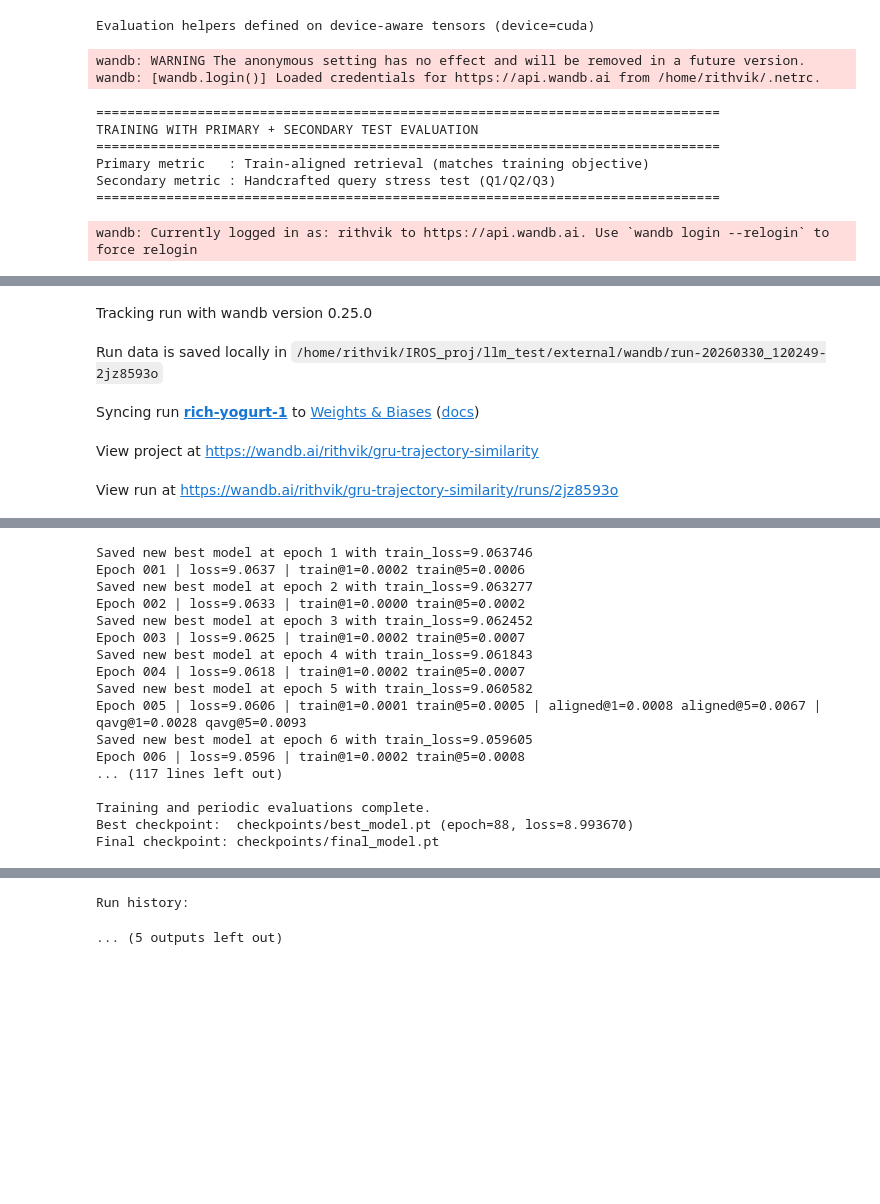
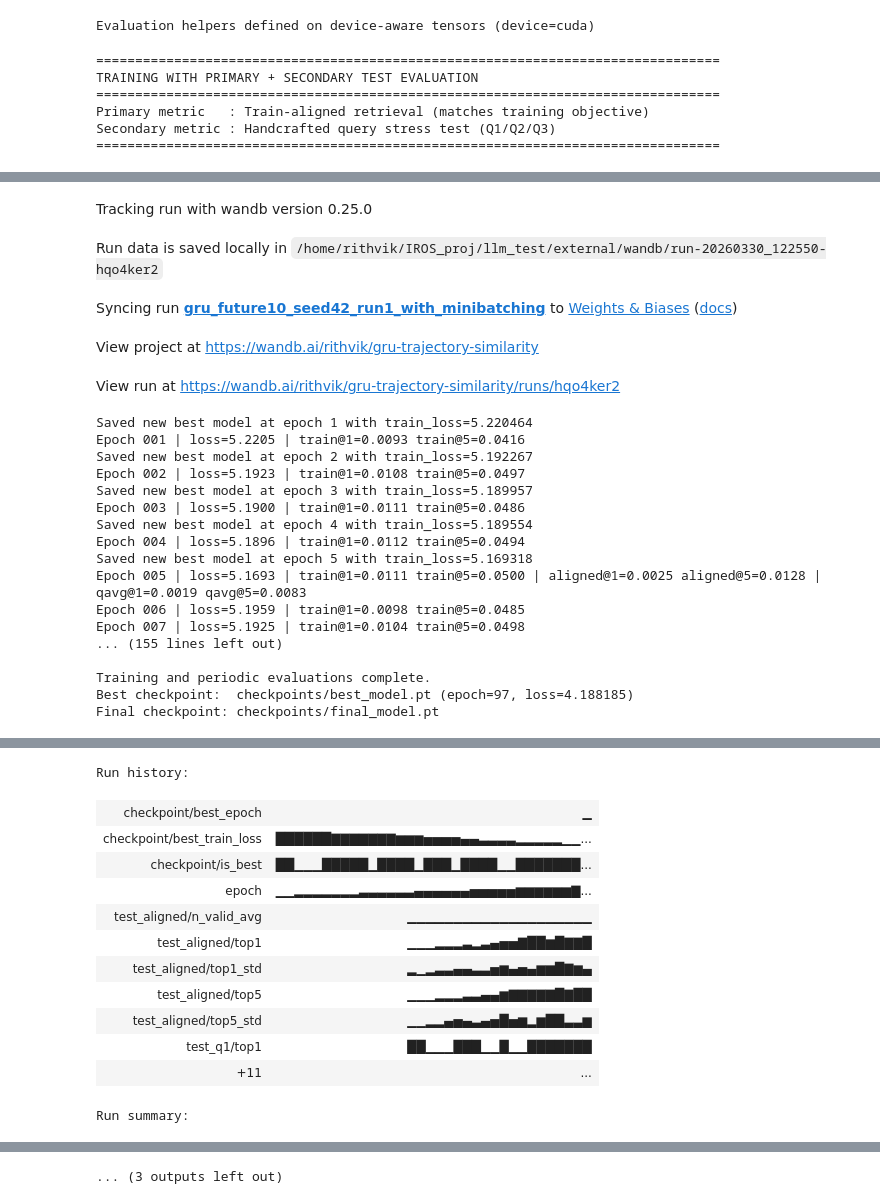
Before and after one commit to D3fy-Crypto/traj_model, a Jupyter notebook: gru_train_final.ipynb, the cells around one changed output, grey strips where cells are left out. Drawn from its saved outputs; the diff is of its cells as text; code cells hidden in the pictures; blank space fills up the shorter version.

Commit message:
added mini batch gradient

```diff
--- a/gru_train_final.ipynb
+++ b/gru_train_final.ipynb
@@ -794,6 +832,7 @@ os.makedirs(checkpoint_dir, exist_ok=True)
 
 wandb_run = wandb.init(
     project="gru-trajectory-similarity",
+    name="gru_future10_seed42_run1_with_minibatching",   # <- custom run name
     config={
         "input_dim": input_dim,
         "hidden_dim": hidden_dim,
@@ -805,6 +844,7 @@ wandb_run = wandb.init(
         "min_prefix_len": train_cfg["min_prefix_len"],
         "future_len": train_cfg["future_len"],
         "max_prefixes_per_traj": train_cfg["max_prefixes_per_traj"],
+        "batch_size": train_cfg["batch_size"],
         "w_min": train_cfg["w_min"],
         "temperature": train_cfg["temperature"],
         "aligned_eval_rounds": train_cfg["aligned_eval_rounds"],
@@ -830,6 +870,7 @@ for epoch in range(1, train_cfg["num_epochs"] + 1):
         max_prefixes_per_traj=train_cfg["max_prefixes_per_traj"],
         w_min=train_cfg["w_min"],
         temperature=train_cfg["temperature"],
+        batch_size=train_cfg["batch_size"],
     )
     scheduler.step()
     last_train_loss = train_loss
@@ -953,18 +994,32 @@ print(f"Final checkpoint: {final_ckpt_path}")
 
 wandb.finish()
 # %% [output]
-wandb: WARNING The anonymous setting has no effect and will be removed in a future version.
-wandb: [wandb.login()] Loaded credentials for https://api.wandb.ai from /home/rithvik/.netrc.
+================================================================================
+TRAINING WITH PRIMARY + SECONDARY TEST EVALUATION
+================================================================================
+Primary metric   : Train-aligned retrieval (matches training objective)
+Secondary metric : Handcrafted query stress test (Q1/Q2/Q3)
+================================================================================
-================================================================================
-TRAINING WITH PRIMARY + SECONDARY TEST EVALUATION
-================================================================================
-Primary metric   : Train-aligned retrieval (matches training objective)
-Secondary metric : Handcrafted query stress test (Q1/Q2/Q3)
-================================================================================
-wandb: Currently logged in as: rithvik to https://api.wandb.ai. Use `wandb login --relogin` to force relogin
 [interactive output not drawn]
 Tracking run with wandb version 0.25.0
-Run data is saved locally in /home/rithvik/IROS_proj/llm_test/external/wandb/run-20260330_120249-2jz8593o
+Run data is saved locally in /home/rithvik/IROS_proj/llm_test/external/wandb/run-20260330_122550-hqo4ker2
-Syncing run rich-yogurt-1 to Weights & Biases (docs)
+Syncing run gru_future10_seed42_run1_with_minibatching to Weights & Biases (docs)
 View project at https://wandb.ai/rithvik/gru-trajectory-similarity
-View run at https://wandb.ai/rithvik/gru-trajectory-similarity/runs/2jz8593o
+View run at https://wandb.ai/rithvik/gru-trajectory-similarity/runs/hqo4ker2
+Saved new best model at epoch 1 with train_loss=5.220464
+Epoch 001 | loss=5.2205 | train@1=0.0093 train@5=0.0416
+Saved new best model at epoch 2 with train_loss=5.192267
+Epoch 002 | loss=5.1923 | train@1=0.0108 train@5=0.0497
+Saved new best model at epoch 3 with train_loss=5.189957
+Epoch 003 | loss=5.1900 | train@1=0.0111 train@5=0.0486
+Saved new best model at epoch 4 with train_loss=5.189554
+Epoch 004 | loss=5.1896 | train@1=0.0112 train@5=0.0494
+Saved new best model at epoch 5 with train_loss=5.169318
+Epoch 005 | loss=5.1693 | train@1=0.0111 train@5=0.0500 | aligned@1=0.0025 aligned@5=0.0128 | qavg@1=0.0019 qavg@5=0.0083
+Epoch 006 | loss=5.1959 | train@1=0.0098 train@5=0.0485
+Epoch 007 | loss=5.1925 | train@1=0.0104 train@5=0.0498
+... (155 lines left out)
+
+Training and periodic evaluations complete.
+Best checkpoint:  checkpoints/best_model.pt (epoch=97, loss=4.188185)
+Final checkpoint: checkpoints/final_model.pt
@@ -971,17 +1027,13 @@ View run at https://wandb.ai/rithvik/gru-trajectory-similarity/runs/2jz8593o
+Run history:
+| checkpoint/best_epoch | ▁ |
+| checkpoint/best_train_loss | ██████▇▇▇▇▇▇▇▆▆▆▅▅▅▅▄▄▃▃▃▃▂▂▂▂▂▁▁... |
+| checkpoint/is_best | ██▁▁▁█████▁████▁███▁████▁▁███████... |
+| epoch | ▁▁▂▂▂▂▂▂▂▃▃▃▃▃▃▄▄▄▄▄▄▅▅▅▅▅▆▆▆▆▆▆▇... |
+| test_aligned/n_valid_avg | ▁▁▁▁▁▁▁▁▁▁▁▁▁▁▁▁▁▁▁▁ |
+| test_aligned/top1 | ▁▁▁▂▂▂▃▂▃▄▅▅▇██▆█▇▇█ |
+| test_aligned/top1_std | ▂▁▂▃▃▄▄▃▃▅▆▄▅▄▆▆█▇▆▄ |
+| test_aligned/top5 | ▁▁▁▂▂▂▃▃▄▄▆▇▇▇▇▇█▇██ |
+| test_aligned/top5_std | ▁▁▂▂▄▅▄▃▄▅█▅▆▂▆██▃▃▆ |
+| test_q1/top1 | ██▁▁▁███▁▁█▁▁███████ |
+| +11 | ... |
-Saved new best model at epoch 1 with train_loss=9.063746
-Epoch 001 | loss=9.0637 | train@1=0.0002 train@5=0.0006
-Saved new best model at epoch 2 with train_loss=9.063277
-Epoch 002 | loss=9.0633 | train@1=0.0000 train@5=0.0002
-Saved new best model at epoch 3 with train_loss=9.062452
-Epoch 003 | loss=9.0625 | train@1=0.0002 train@5=0.0007
-Saved new best model at epoch 4 with train_loss=9.061843
-Epoch 004 | loss=9.0618 | train@1=0.0002 train@5=0.0007
-Saved new best model at epoch 5 with train_loss=9.060582
-Epoch 005 | loss=9.0606 | train@1=0.0001 train@5=0.0005 | aligned@1=0.0008 aligned@5=0.0067 | qavg@1=0.0028 qavg@5=0.0093
-Saved new best model at epoch 6 with train_loss=9.059605
-Epoch 006 | loss=9.0596 | train@1=0.0002 train@5=0.0008
-... (117 lines left out)
-
-Training and periodic evaluations complete.
-Best checkpoint:  checkpoints/best_model.pt (epoch=88, loss=8.993670)
-Final checkpoint: checkpoints/final_model.pt
+Run summary:
@@ -989,5 +1040,4 @@ Final checkpoint: checkpoints/final_model.pt
-Run history:
+... (3 outputs left out)
-... (5 outputs left out)
 # %%
 # ── Final Metric Report (Primary vs Secondary) ─────────────────────────────
 print("\n" + "=" * 80)
```
Also changed, not shown: parts of 3 cells of this notebook.
